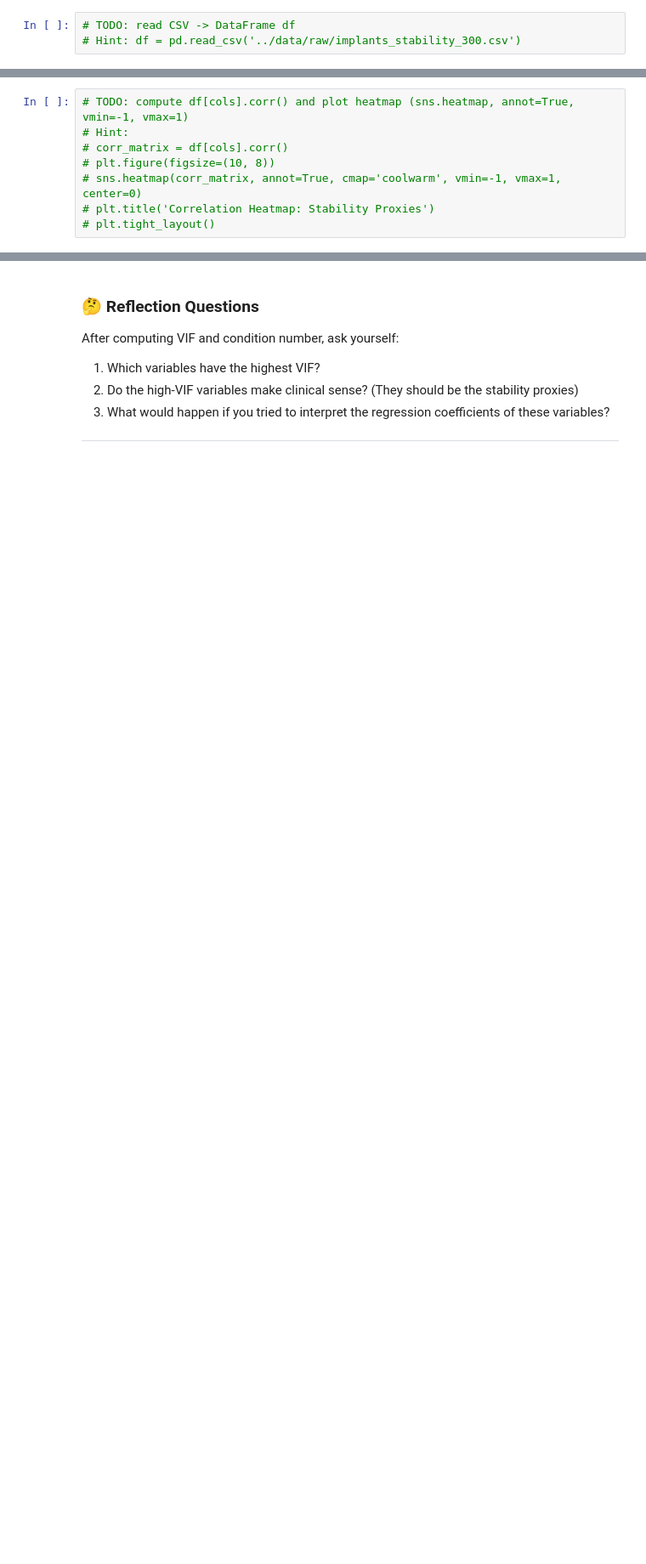
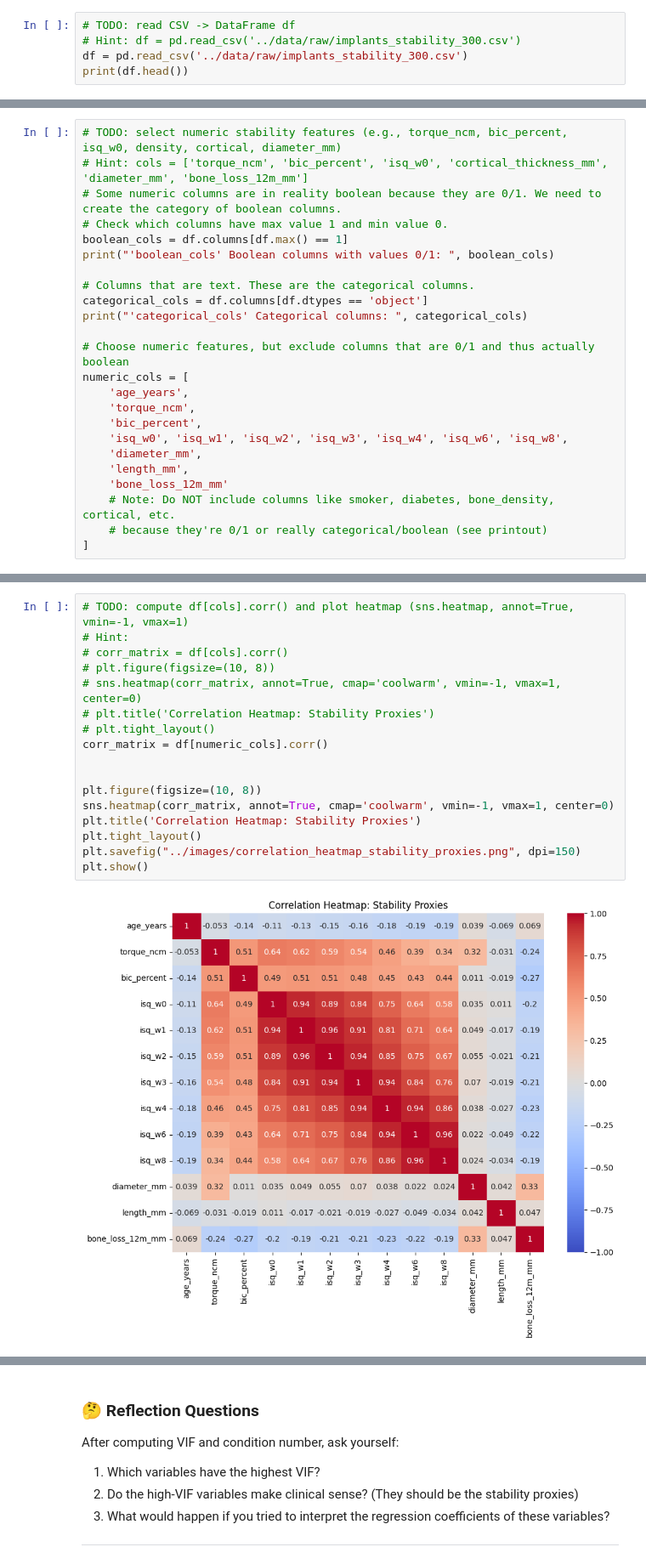
Before and after one commit to Tuminha/Implant-Stability-Stats-Lab-Autocorrelation-Vs-Multicollinearity, a Jupyter notebook: notebooks/01_multicollinearity_lab.ipynb, the cells around one changed output, grey strips where cells are left out. Shown: that part at 85% size. Drawn from its saved outputs; the diff is of its cells as text; blank space fills up the shorter version.

```diff
--- a/notebooks/01_multicollinearity_lab.ipynb
+++ b/notebooks/01_multicollinearity_lab.ipynb
@@ -101,3 +108,5 @@ Let's load and inspect:
 # %%
 # TODO: read CSV -> DataFrame df
 # Hint: df = pd.read_csv('../data/raw/implants_stability_300.csv')
+df = pd.read_csv('../data/raw/implants_stability_300.csv')
+print(df.head())
@@ -140,0 +192,24 @@ Let's visualize:
+# %%
+# TODO: select numeric stability features (e.g., torque_ncm, bic_percent, isq_w0, density, cortical, diameter_mm)
+# Hint: cols = ['torque_ncm', 'bic_percent', 'isq_w0', 'cortical_thickness_mm', 'diameter_mm', 'bone_loss_12m_mm']
+# Some numeric columns are in reality boolean because they are 0/1. We need to create the category of boolean columns.
+# Check which columns have max value 1 and min value 0.
+boolean_cols = df.columns[df.max() == 1]
+print("'boolean_cols' Boolean columns with values 0/1: ", boolean_cols)
+
+# Columns that are text. These are the categorical columns.
+categorical_cols = df.columns[df.dtypes == 'object']
+print("'categorical_cols' Categorical columns: ", categorical_cols)
+
+# Choose numeric features, but exclude columns that are 0/1 and thus actually boolean
+numeric_cols = [
+    'age_years',
+    'torque_ncm',
+    'bic_percent',
+    'isq_w0', 'isq_w1', 'isq_w2', 'isq_w3', 'isq_w4', 'isq_w6', 'isq_w8',
+    'diameter_mm',
+    'length_mm',
+    'bone_loss_12m_mm'
+    # Note: Do NOT include columns like smoker, diabetes, bone_density, cortical, etc.
+    # because they're 0/1 or really categorical/boolean (see printout)
+]
@@ -141,11 +223,22 @@ Let's visualize:
 # %%
 # TODO: compute df[cols].corr() and plot heatmap (sns.heatmap, annot=True, vmin=-1, vmax=1)
 # Hint:
 # corr_matrix = df[cols].corr()
 # plt.figure(figsize=(10, 8))
 # sns.heatmap(corr_matrix, annot=True, cmap='coolwarm', vmin=-1, vmax=1, center=0)
 # plt.title('Correlation Heatmap: Stability Proxies')
 # plt.tight_layout()
+corr_matrix = df[numeric_cols].corr()
+
+
+plt.figure(figsize=(10, 8))
+sns.heatmap(corr_matrix, annot=True, cmap='coolwarm', vmin=-1, vmax=1, center=0)
+plt.title('Correlation Heatmap: Stability Proxies')
+plt.tight_layout()
+plt.savefig("../images/correlation_heatmap_stability_proxies.png", dpi=150)
+plt.show()
+# %% [output]
+[figure, added]
 # %% [markdown]
 ---
 
```
Also changed, not shown: parts of 15 cells of this notebook, 4 other files.
